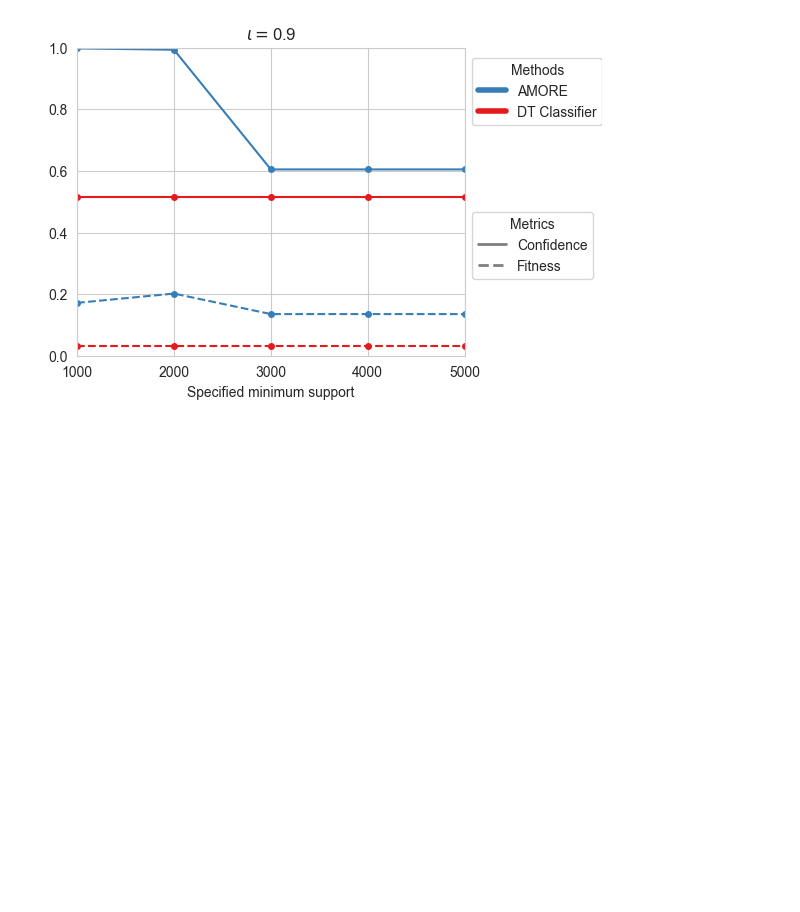
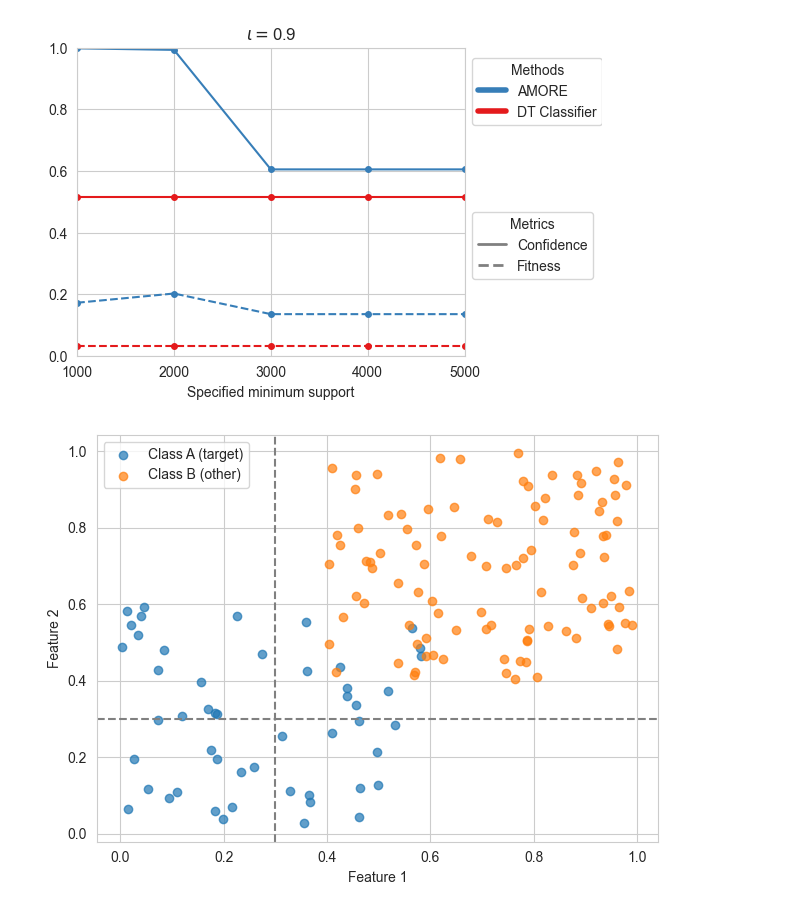
Before and after one commit to tmi-lab/AMORE, a Jupyter notebook: experiments/diabetes/diabetes.ipynb, the cells around one changed output. Drawn from its saved outputs; the diff is of its cells as text; code cells hidden in the pictures; blank space fills up the shorter version.

```diff
--- a/experiments/diabetes/diabetes.ipynb
+++ b/experiments/diabetes/diabetes.ipynb
@@ -462,3 +607,48 @@ if grid_search:
     eutils.plot_confidence_fitness_curve(cf_mtx,ft_mtx,DT_cf_mtx,DT_ft_mtx,support_range,confidence_lower_bound=confidence_lower_bound)
 # %% [output]
 [figure]
+# %%
+import matplotlib.pyplot as plt
+import numpy as np
+
+# Generate synthetic data for two classes: A (target subgroup) and B
+np.random.seed(42)
+class_A = np.random.rand(50, 2) * 0.6  # 50 points for class A (target subgroup)
+class_B = np.random.rand(100, 2) * 0.6 + 0.4  # 100 points for class B (other)
+
+# Assume the rule is "x > 0.3 and y > 0.3" to define a decision boundary
+rule_mask_A = (class_A[:, 0] > 0.3) & (class_A[:, 1] > 0.3)
+rule_mask_B = (class_B[:, 0] > 0.3) & (class_B[:, 1] > 0.3)
+
+# Calculate confidence
+rule_satisfied_A = np.sum(rule_mask_A)
+rule_satisfied_B = np.sum(rule_mask_B)
+confidence = rule_satisfied_A / (rule_satisfied_A + rule_satisfied_B)
+
+# Plotting the data points
+fig, ax = plt.subplots()
+
+# Plot points for class A (target subgroup)
+ax.scatter(class_A[:, 0], class_A[:, 1], label='Class A (target)', alpha=0.7)
+# ax.scatter(class_A[rule_mask_A, 0], class_A[rule_mask_A, 1], s=100, label='Class A (rule satisfied)', marker='o')
+
+# Plot points for class B (other)
+ax.scatter(class_B[:, 0], class_B[:, 1], label='Class B (other)', alpha=0.7)
+# ax.scatter(class_B[rule_mask_B, 0], class_B[rule_mask_B, 1], s=100, label='Class B (rule satisfied)', marker='s')
+
+# Add decision boundary (rule: x > 0.3 and y > 0.3)
+ax.axvline(x=0.3, color='gray', linestyle='--')
+ax.axhline(y=0.3, color='gray', linestyle='--')
+
+# Add title and labels
+# ax.set_title(f'Confidence = {confidence:.2f}')
+ax.set_xlabel('Feature 1')
+ax.set_ylabel('Feature 2')
+ax.legend()
+
+# Show the plot
+plt.tight_layout()
+plt.savefig('./confidence.png')
+plt.show()
+# %% [output]
+[figure, added]
```
Also changed, not shown: parts of 16 cells of this notebook, 1 other file.
